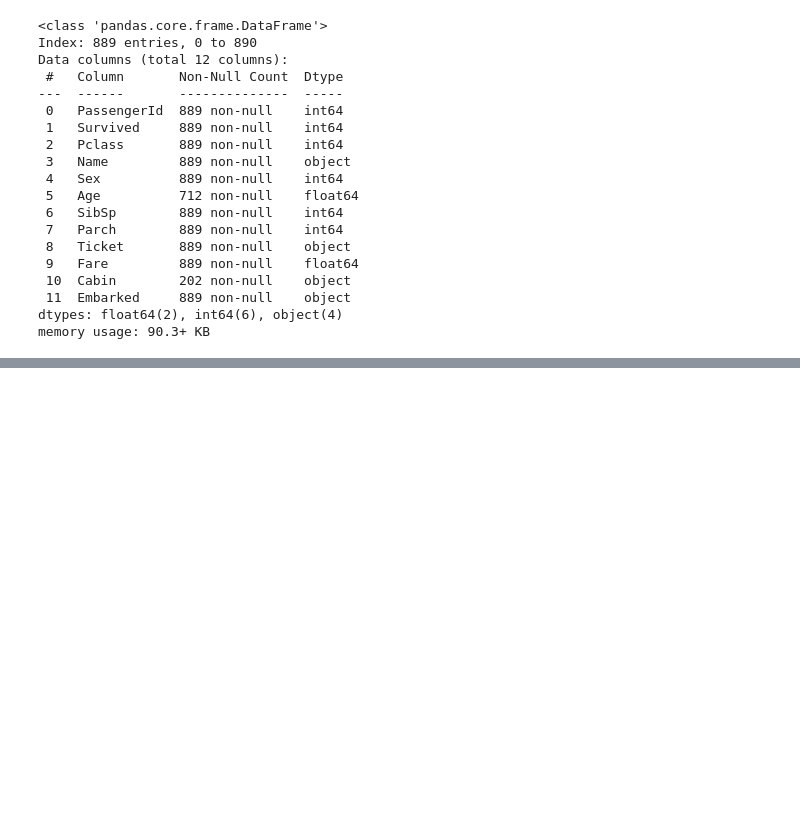
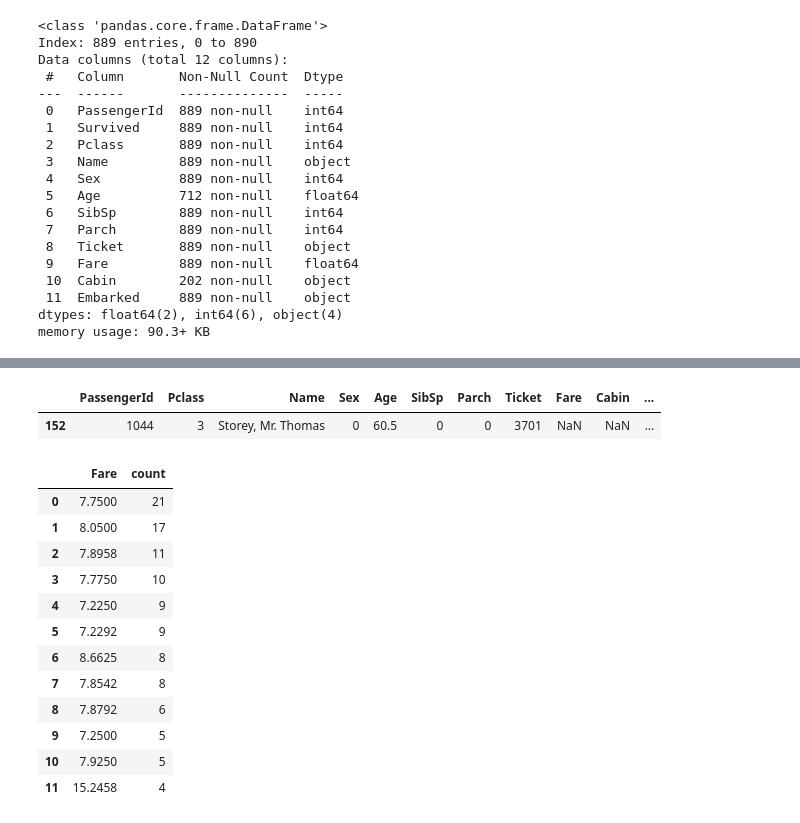
Before and after one commit to hwan0309/DataAnalyst_T, a Jupyter notebook: 타이타닉.ipynb, the cells around one changed output, grey strips where cells are left out. Cells and saved outputs as stored; diff of their text form; code cells hidden in the pictures; blank space fills up the shorter version.

```diff
--- a/타이타닉.ipynb
+++ b/타이타닉.ipynb
@@ -97,0 +181,23 @@ memory usage: 90.3+ KB
+# %%
+test[test['Fare'].isnull()]
+# %% [output]
+|  | PassengerId | Pclass | Name | Sex | Age | SibSp | Parch | Ticket | Fare | Cabin | ... |
+| 152 | 1044 | 3 | Storey, Mr. Thomas | 0 | 60.5 | 0 | 0 | 3701 | NaN | NaN | ... |
+# %%
+fare = pd.DataFrame(test[test['Pclass']==3]['Fare'].value_counts().nlargest(12))
+fare = fare.reset_index()
+fare
+# %% [output]
+|  | Fare | count |
+| 0 | 7.7500 | 21 |
+| 1 | 8.0500 | 17 |
+| 2 | 7.8958 | 11 |
+| 3 | 7.7750 | 10 |
+| 4 | 7.2250 | 9 |
+| 5 | 7.2292 | 9 |
+| 6 | 8.6625 | 8 |
+| 7 | 7.8542 | 8 |
+| 8 | 7.8792 | 6 |
+| 9 | 7.2500 | 5 |
+| 10 | 7.9250 | 5 |
+| 11 | 15.2458 | 4 |
```
Also changed, not shown: parts of 27 cells of this notebook.
